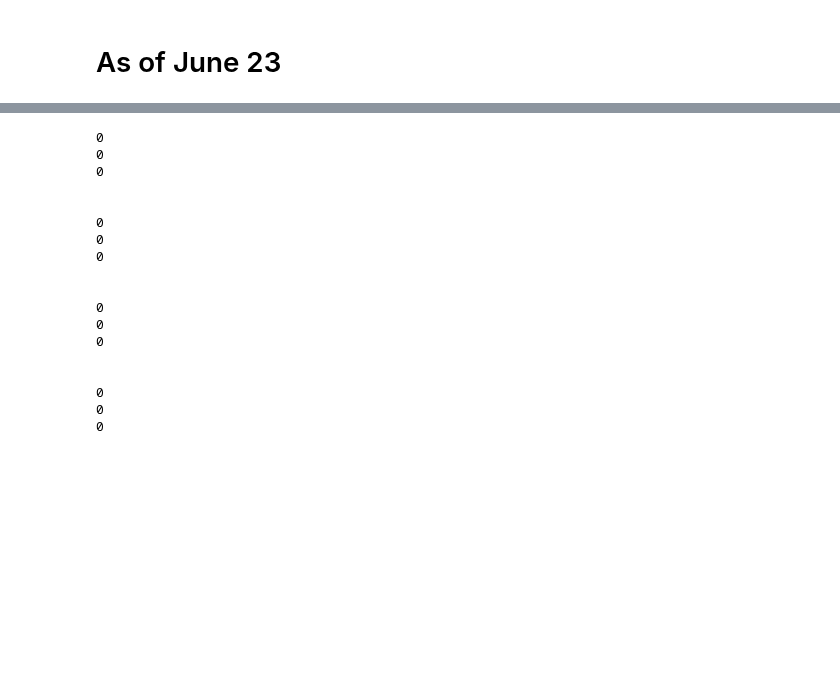
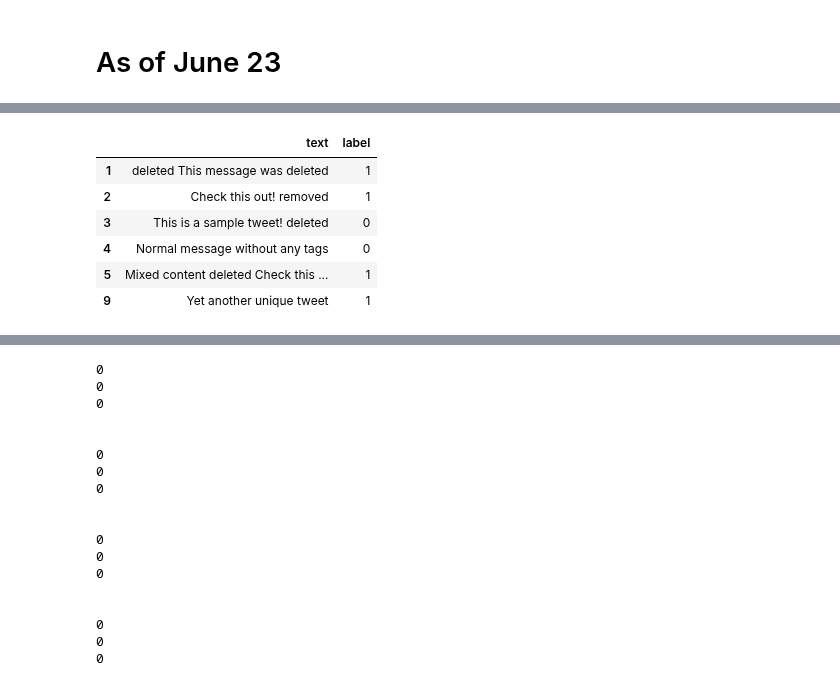
Before and after one commit to LeTartap/hate-speech-classification, a Jupyter notebook: dpt/dpt.ipynb, the cells around one changed output, grey strips where cells are left out. Cells and saved outputs as stored; diff of their text form; code cells hidden in the pictures; blank space fills up the shorter version.

```diff
--- a/dpt/dpt.ipynb
+++ b/dpt/dpt.ipynb
@@ -618,3 +668,13 @@ deleted Check out this link Amazing!
+# %%
+df
+# %% [output]
+|  | text | label |
+| 1 | deleted This message was deleted | 1 |
+| 2 | Check this out! removed | 1 |
+| 3 | This is a sample tweet! deleted | 0 |
+| 4 | Normal message without any tags | 0 |
+| 5 | Mixed content deleted Check this ... | 1 |
+| 9 | Yet another unique tweet | 1 |
 # %%
 import pandas as pd
 # read the data from the cleaned data folder
```
Also changed, not shown: parts of 10 cells of this notebook.
